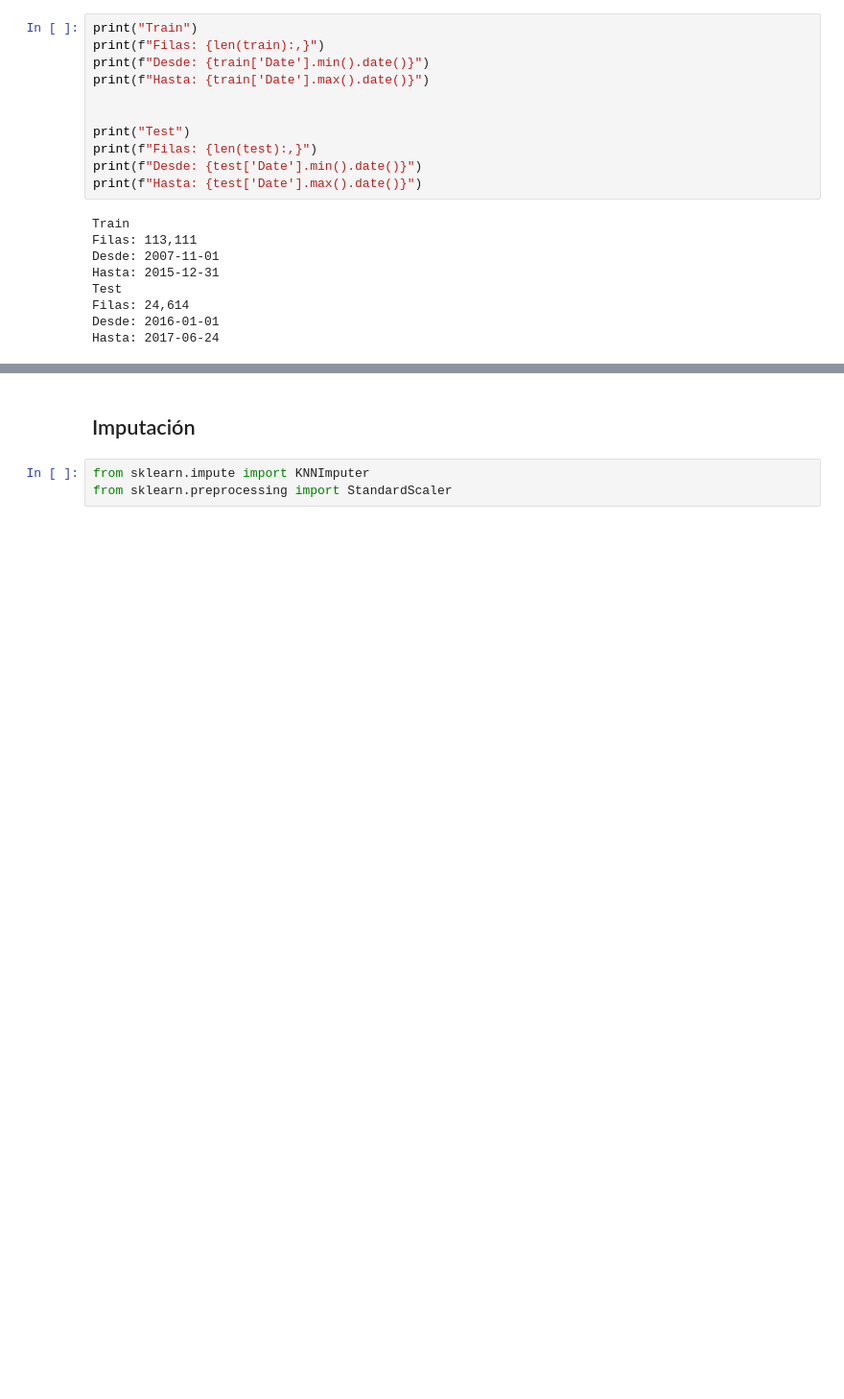
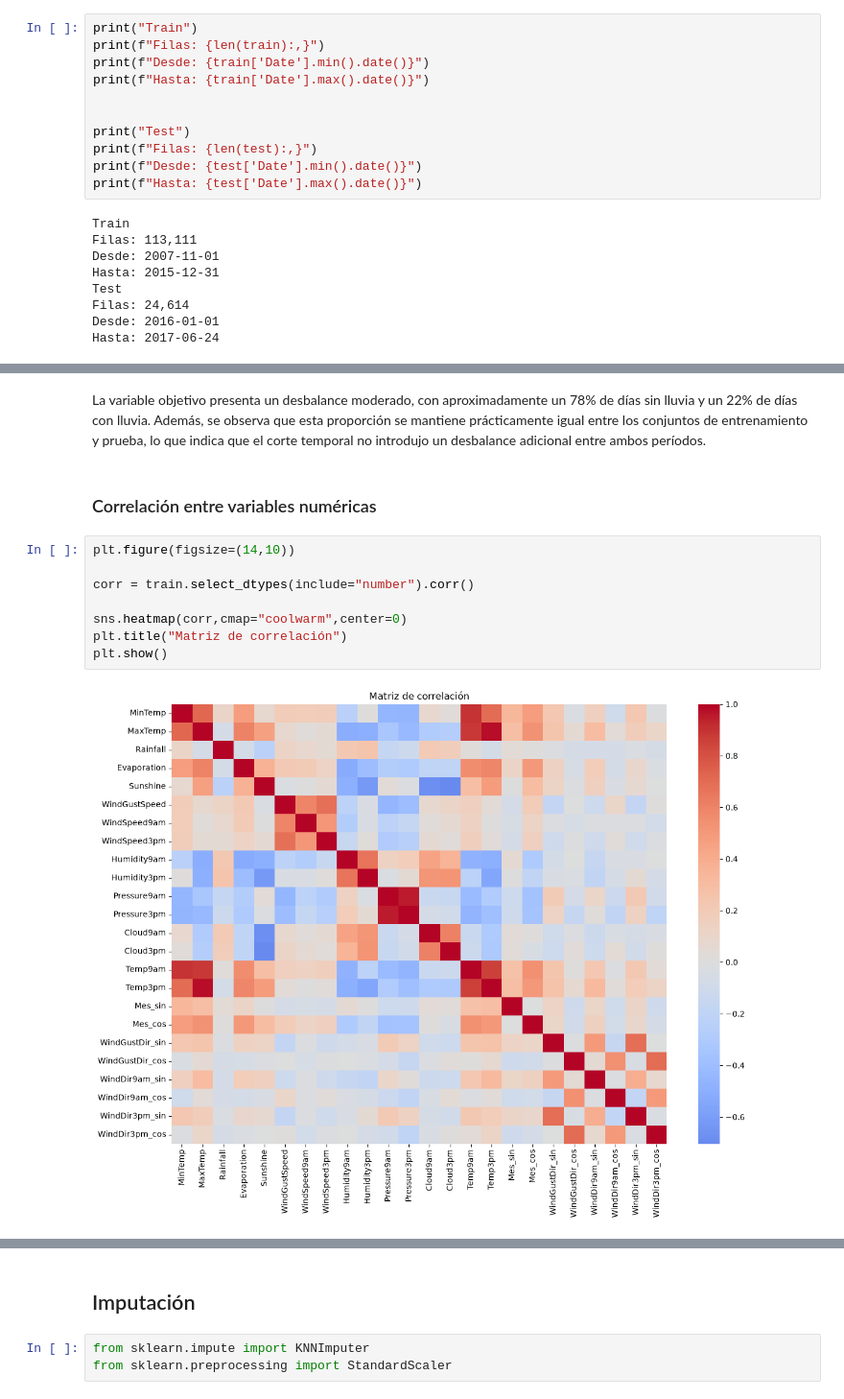
Before and after one commit to AlvaTF/TP-AA1-Ruiz-Toledo-Mendoza, a Jupyter notebook: TP_2/TP_clasificacion_AA1.ipynb, the cells around one changed output, grey strips where cells are left out. Shown at 96% size. Cells and saved outputs as stored; diff of their text form; blank space fills up the shorter version.

```diff
--- a/TP_2/TP_clasificacion_AA1.ipynb
+++ b/TP_2/TP_clasificacion_AA1.ipynb
@@ -614,0 +659,14 @@ Hasta: 2017-06-24
+# %% [markdown]
+La variable objetivo presenta un desbalance moderado, con aproximadamente un 78% de días sin lluvia y un 22% de días con lluvia. Además, se observa que esta proporción se mantiene prácticamente igual entre los conjuntos de entrenamiento y prueba, lo que indica que el corte temporal no introdujo un desbalance adicional entre ambos períodos.
+# %% [markdown]
+### Correlación entre variables numéricas
+# %%
+plt.figure(figsize=(14,10))
+
+corr = train.select_dtypes(include="number").corr()
+
+sns.heatmap(corr,cmap="coolwarm",center=0)
+plt.title("Matriz de correlación")
+plt.show()
+# %% [output]
+[figure, added]
```
Also changed, not shown: parts of 13 cells of this notebook.
